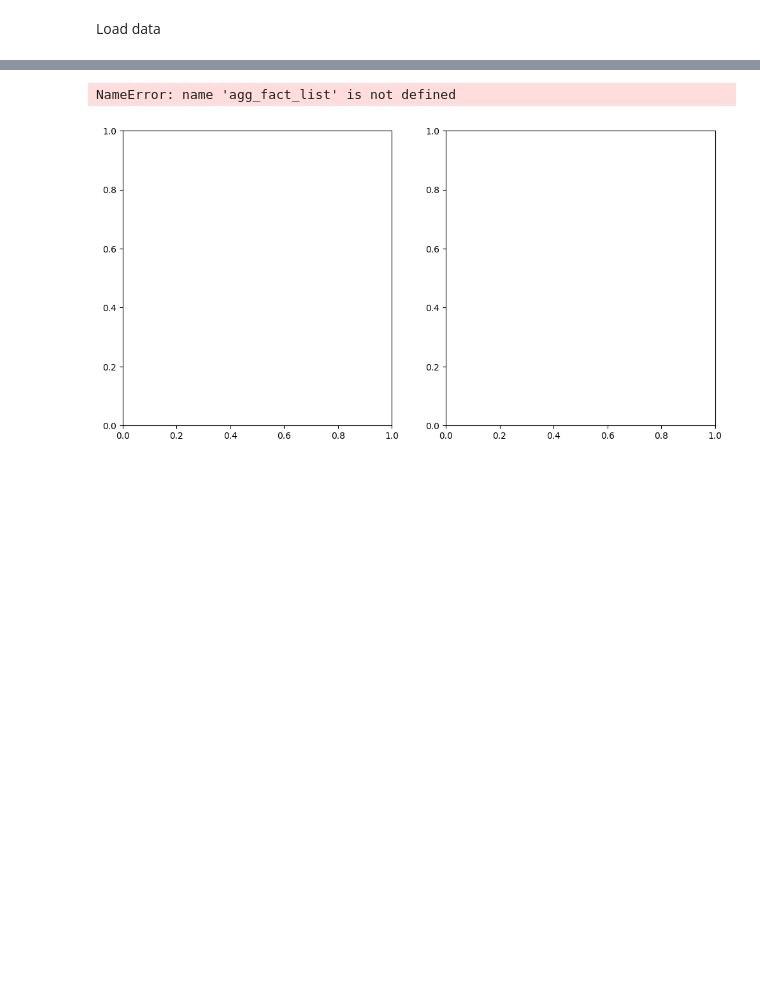
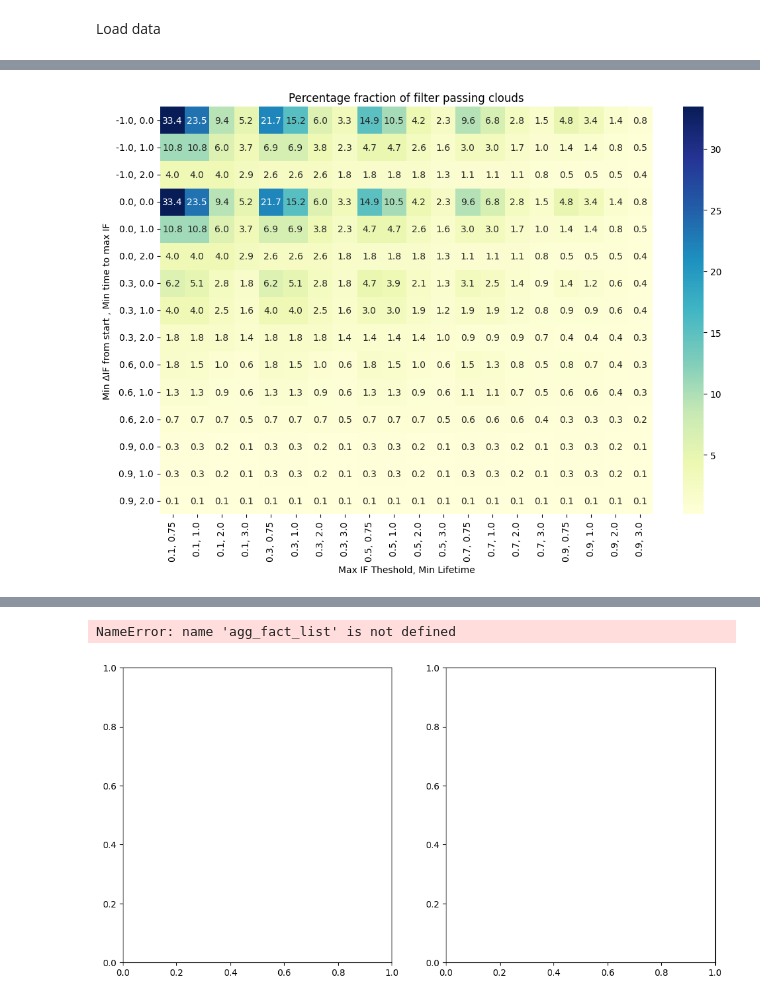
Before and after one commit to DragomirNikolov/Glaciation_time_estimatior, a Jupyter notebook: Result_analysis/Graph_maker.ipynb, the cells around one changed output, grey strips where cells are left out. Saved outputs shown, nothing was run; the diff lists cells and outputs as text; code cells hidden in the pictures; blank space fills up the shorter version.

```diff
--- a/Result_analysis/Graph_maker.ipynb
+++ b/Result_analysis/Graph_maker.ipynb
@@ -48,0 +285,8 @@ params = {
+# %%
+with Pool(8) as pool:
+    n_passing_clouds = pool.map(check_param_comb, [row for _, row in params_df.iterrows()])
+
+# Assigning results back to `params_df`
+params_df['N_passing_clouds'] = n_passing_clouds
+
+print(params_df)
@@ -48,0 +311,31 @@ params = {
+# %%
+# Create pairs of variables for axes
+params_df["Min Lifetime [h]"] = params_df["crit_lifetime"]/ timedelta(hours=1)
+params_df['Frac passing clouds'] = params_df["N_passing_clouds"]/len(combined_df) *100
+params_df["crit_max_IF"] = round(params_df["crit_max_IF"],2)
+params_df["min_time_to_max [h]"] = params_df["min_time_to_max"]/4
+# %%
+
+params_df["x_pair"] = params_df["crit_max_IF"].astype(str) + ", " + params_df["Min Lifetime [h]"].astype(str)
+params_df["y_pair"] = params_df["min_delta_IF"].astype(str) + ", " + params_df["min_time_to_max [h]"].astype(str)
+
+# Pivot table for heatmap
+heatmap_data = params_df.pivot_table(
+    index="y_pair",
+    columns="x_pair",
+    values="Frac passing clouds",
+    aggfunc="mean"
+)
+
+# Create the heatmap
+plt.figure(figsize=(12, 8))
+sns.heatmap(heatmap_data, annot=True, fmt=".01f", cmap="YlGnBu")
+plt.title("Percentage fraction of filter passing clouds")
+plt.xlabel("Max IF Theshold, Min Lifetime")
+plt.ylabel("Min ΔIF from start , Min time to max IF")
+filename="/cluster/work/climate/dnikolo/n2o/Glaciation_time_estimator/Result_graphs/frac_filter_passing_clouds"
+plt.savefig(filename+'.png', dpi=400)
+plt.savefig(filename+'.pdf', dpi=400)
+plt.show()
+# %% [output]
+[figure, added]
```
Also changed, not shown: parts of 24 cells of this notebook, 18 other files.
